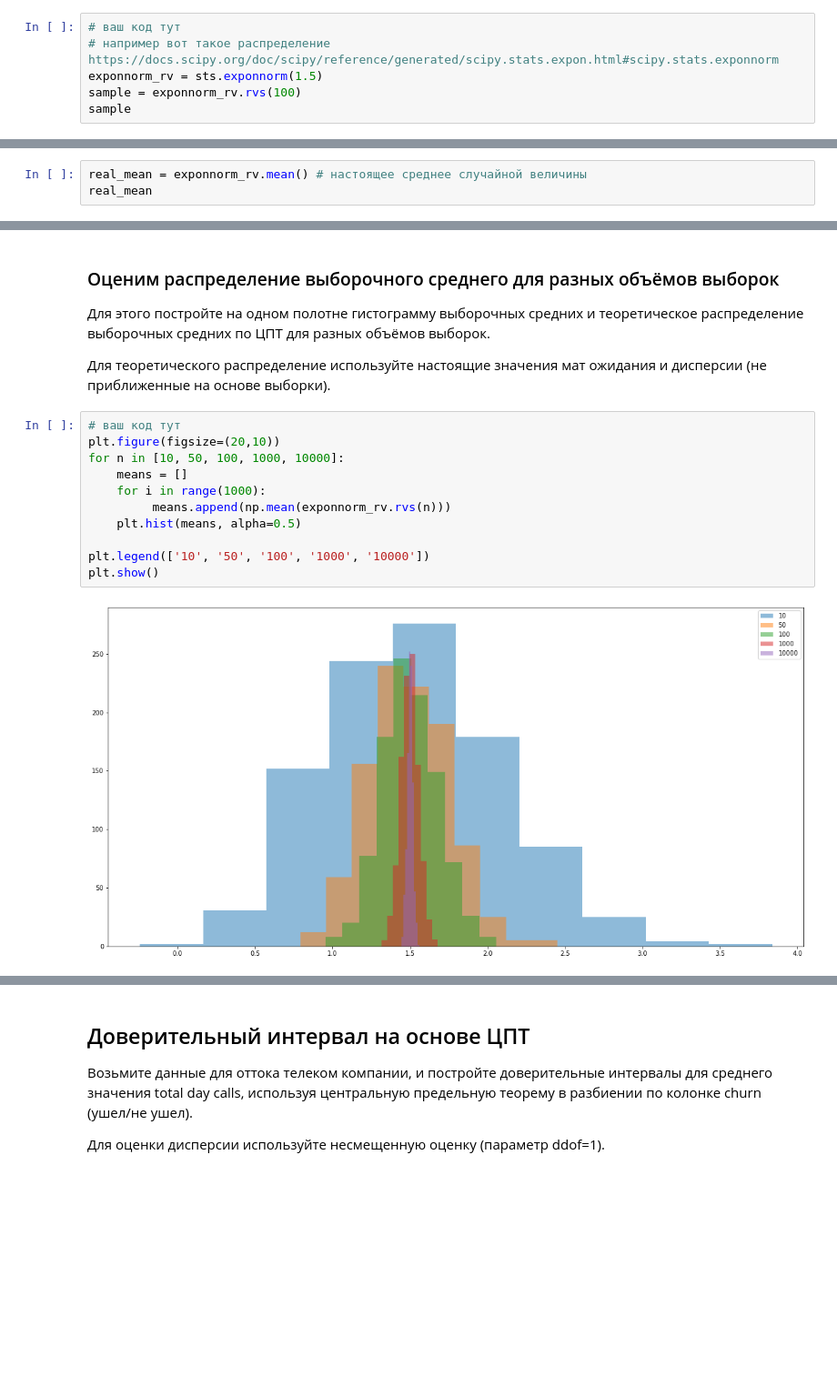
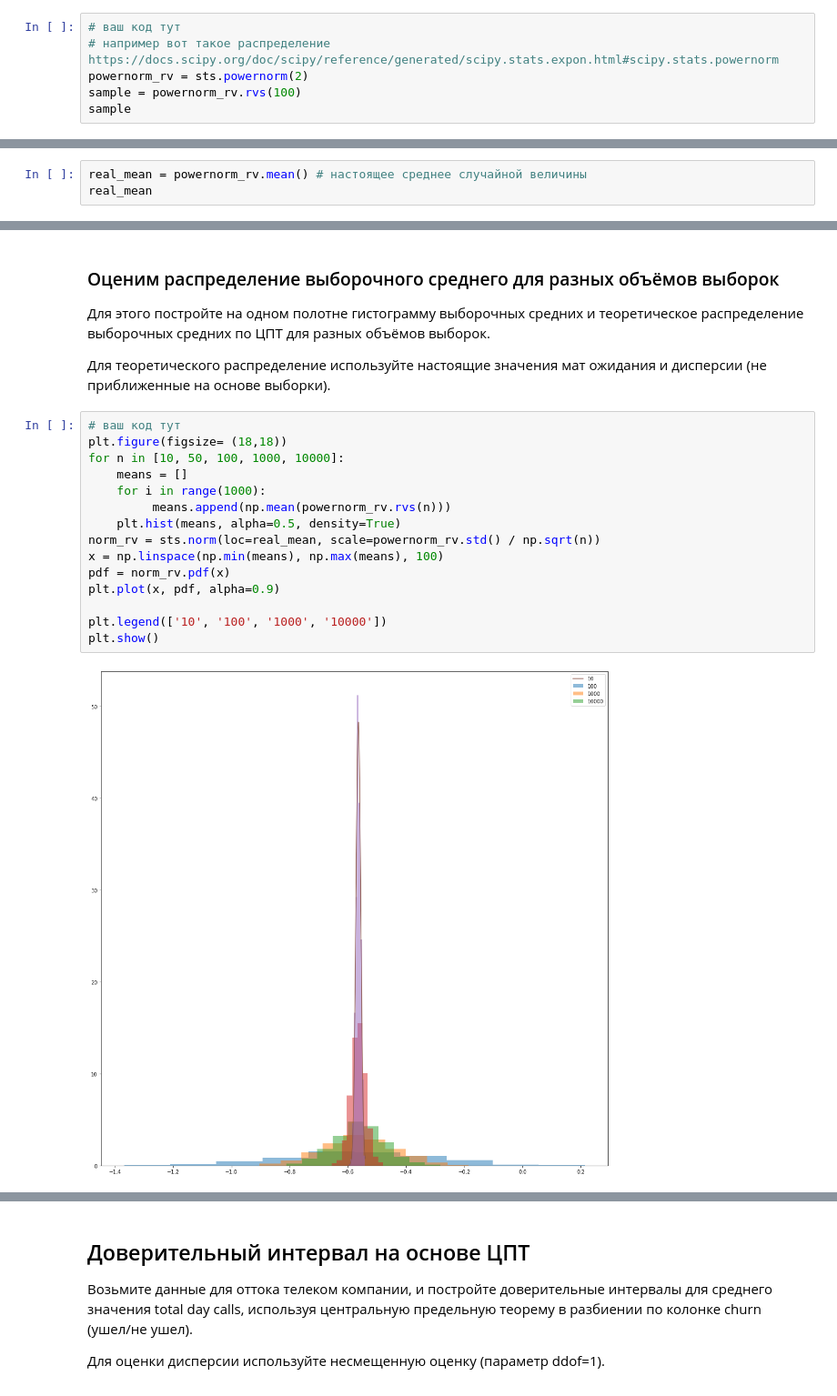
Before and after one commit to AlexeyLebedev90/HelloWorld, a Jupyter notebook: home_5.ipynb, the cells around one changed output, grey strips where cells are left out. Shown: that part at 91% size. Drawn from its saved outputs; the diff is of its cells as text; blank space fills up the shorter version.

```diff
--- a/home_5.ipynb
+++ b/home_5.ipynb
@@ -13,8 +13,8 @@ import math
 ### Сгенерируйте примеры из распределения
 # %%
 # ваш код тут
-# например вот такое распределение https://docs.scipy.org/doc/scipy/reference/generated/scipy.stats.expon.html#scipy.stats.exponnorm
-exponnorm_rv = sts.exponnorm(1.5)
-sample = exponnorm_rv.rvs(100)
+# например вот такое распределение https://docs.scipy.org/doc/scipy/reference/generated/scipy.stats.expon.html#scipy.stats.powernorm
+powernorm_rv = sts.powernorm(2)
+sample = powernorm_rv.rvs(100)
 sample
 # %% [output]
@@ -43,6 +40,6 @@ sample.dtype
 # %% [output]
 dtype('float64')
 # %%
-real_mean = exponnorm_rv.mean() # настоящее среднее случайной величины
+real_mean = powernorm_rv.mean() # настоящее среднее случайной величины
 real_mean
 # %% [output]
@@ -79,14 +84,18 @@ print(sample_var)
 Для теоретического распределение используйте настоящие значения мат ожидания и дисперсии (не приближенные на основе выборки).
 # %%
 # ваш код тут
-plt.figure(figsize=(20,10))
+plt.figure(figsize= (18,18))
 for n in [10, 50, 100, 1000, 10000]:
     means = []
     for i in range(1000):
-         means.append(np.mean(exponnorm_rv.rvs(n)))
-    plt.hist(means, alpha=0.5)
+         means.append(np.mean(powernorm_rv.rvs(n)))
+    plt.hist(means, alpha=0.5, density=True)
+norm_rv = sts.norm(loc=real_mean, scale=powernorm_rv.std() / np.sqrt(n))
+x = np.linspace(np.min(means), np.max(means), 100)
+pdf = norm_rv.pdf(x)
+plt.plot(x, pdf, alpha=0.9)
 
-plt.legend(['10', '50', '100', '1000', '10000'])
+plt.legend(['10', '100', '1000', '10000'])
 plt.show()
 # %% [output]
-[figure, old version]
+[figure, new version]
```
Also changed, not shown: parts of 8 cells of this notebook.
